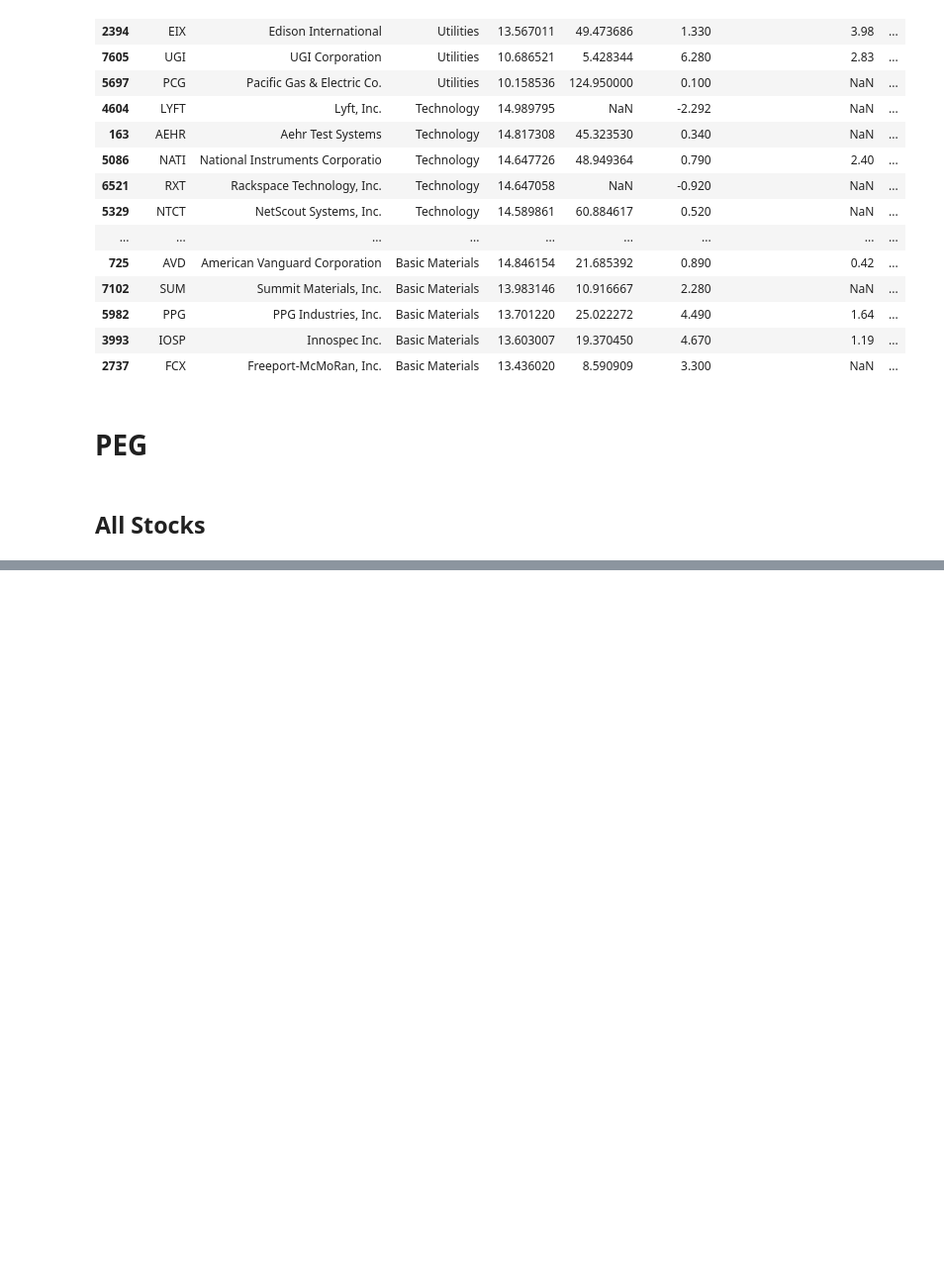
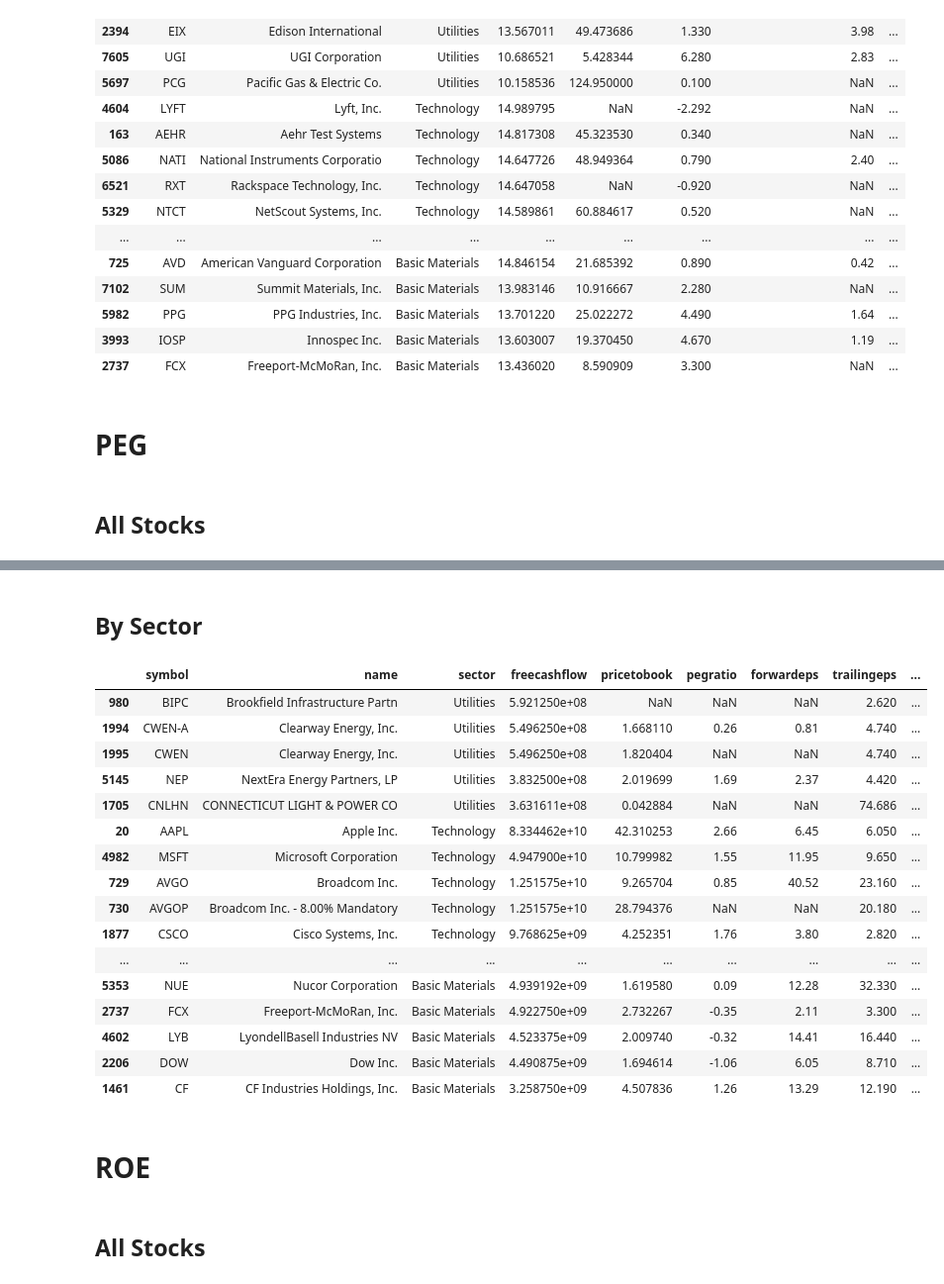
Before and after one commit to alpha2phi-platform/alphalib, a Jupyter notebook: 02_fundamental.ipynb, the cells around one changed output, grey strips where cells are left out. Shown at 99% size. Drawn from its saved outputs; the diff is of its cells as text; code cells hidden in the pictures; blank space fills up the shorter version.

```diff
--- a/02_fundamental.ipynb
+++ b/02_fundamental.ipynb
@@ -404,0 +499,26 @@ df_peg[df_peg["pegratio"] < PEG_TARGET].head(30)
+# %% [markdown]
+## By Sector
+# %%
+df_fcf_sector = df_stock_stats.sort_values(by=["sector", "freecashflow"], ascending=False)[["symbol","name", "sector", "freecashflow", "pricetobook", "pegratio", "forwardeps", "trailingeps", "fiveyearavgdividendyield", "lastdividendvalue", "lastdividenddate" ]]
+# %%
+df_fcf_sector.groupby(by=["sector"]).head(5)
+# %% [output]
+|  | symbol | name | sector | freecashflow | pricetobook | pegratio | forwardeps | trailingeps | ... |
+| 980 | BIPC | Brookfield Infrastructure Partn | Utilities | 5.921250e+08 | NaN | NaN | NaN | 2.620 | ... |
+| 1994 | CWEN-A | Clearway Energy, Inc. | Utilities | 5.496250e+08 | 1.668110 | 0.26 | 0.81 | 4.740 | ... |
+| 1995 | CWEN | Clearway Energy, Inc. | Utilities | 5.496250e+08 | 1.820404 | NaN | NaN | 4.740 | ... |
+| 5145 | NEP | NextEra Energy Partners, LP | Utilities | 3.832500e+08 | 2.019699 | 1.69 | 2.37 | 4.420 | ... |
+| 1705 | CNLHN | CONNECTICUT LIGHT & POWER CO | Utilities | 3.631611e+08 | 0.042884 | NaN | NaN | 74.686 | ... |
+| 20 | AAPL | Apple Inc. | Technology | 8.334462e+10 | 42.310253 | 2.66 | 6.45 | 6.050 | ... |
+| 4982 | MSFT | Microsoft Corporation | Technology | 4.947900e+10 | 10.799982 | 1.55 | 11.95 | 9.650 | ... |
+| 729 | AVGO | Broadcom Inc. | Technology | 1.251575e+10 | 9.265704 | 0.85 | 40.52 | 23.160 | ... |
+| 730 | AVGOP | Broadcom Inc. - 8.00% Mandatory | Technology | 1.251575e+10 | 28.794376 | NaN | NaN | 20.180 | ... |
+| 1877 | CSCO | Cisco Systems, Inc. | Technology | 9.768625e+09 | 4.252351 | 1.76 | 3.80 | 2.820 | ... |
+| ... | ... | ... | ... | ... | ... | ... | ... | ... | ... |
+| 5353 | NUE | Nucor Corporation | Basic Materials | 4.939192e+09 | 1.619580 | 0.09 | 12.28 | 32.330 | ... |
+| 2737 | FCX | Freeport-McMoRan, Inc. | Basic Materials | 4.922750e+09 | 2.732267 | -0.35 | 2.11 | 3.300 | ... |
+| 4602 | LYB | LyondellBasell Industries NV | Basic Materials | 4.523375e+09 | 2.009740 | -0.32 | 14.41 | 16.440 | ... |
+| 2206 | DOW | Dow Inc. | Basic Materials | 4.490875e+09 | 1.694614 | -1.06 | 6.05 | 8.710 | ... |
+| 1461 | CF | CF Industries Holdings, Inc. | Basic Materials | 3.258750e+09 | 4.507836 | 1.26 | 13.29 | 12.190 | ... |
+# %% [markdown]
+# ROE
@@ -404,0 +528,2 @@ df_peg[df_peg["pegratio"] < PEG_TARGET].head(30)
+# %% [markdown]
+## All Stocks
```
Also changed, not shown: parts of 50 cells of this notebook.
